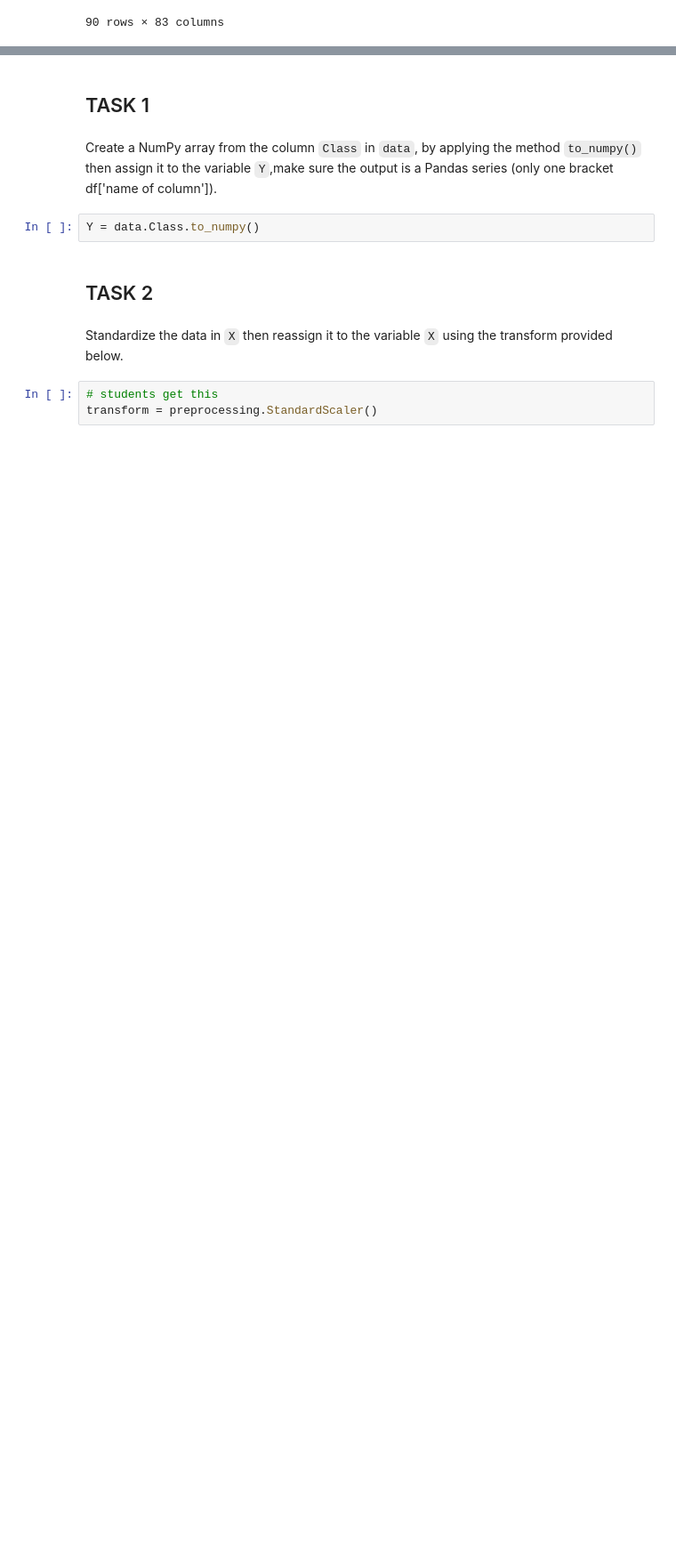
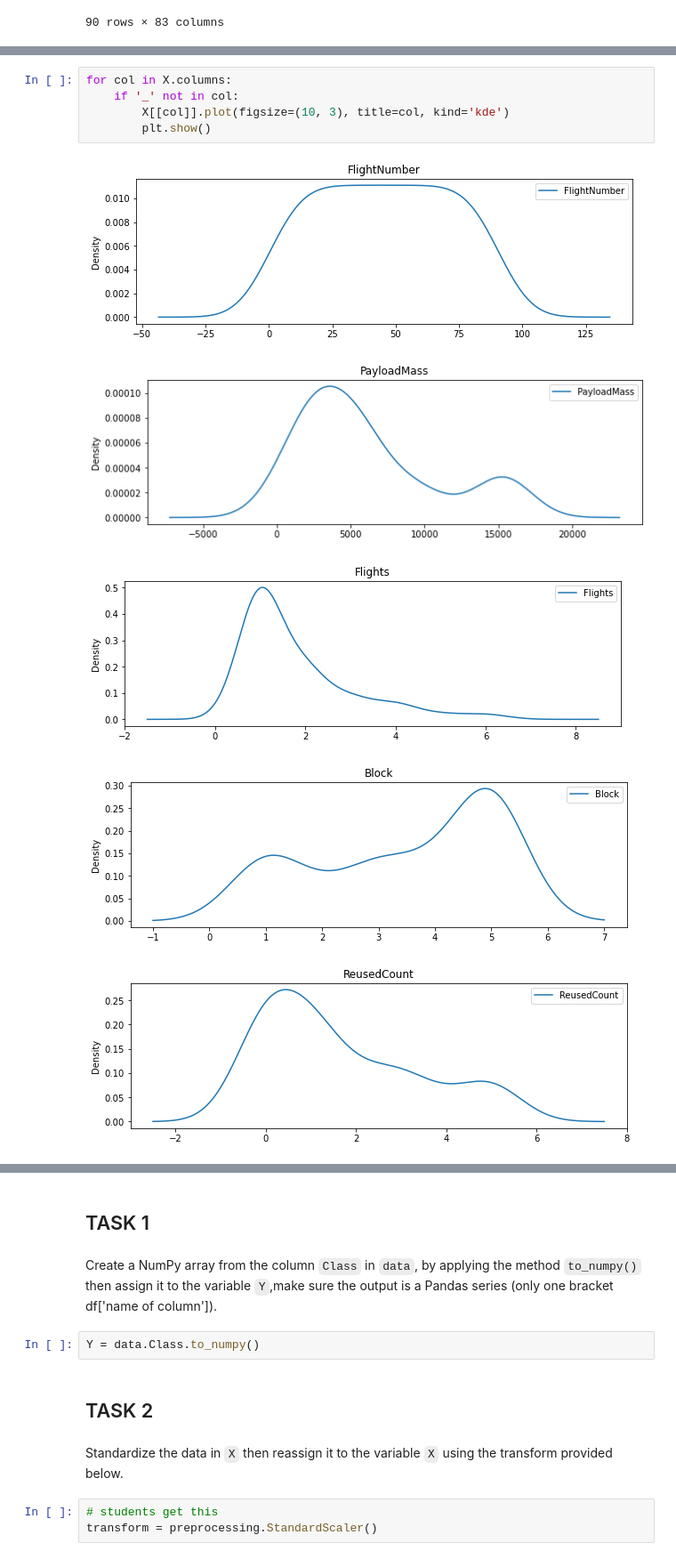
Before and after one commit to claudiohfg/ibm_space_y, a Jupyter notebook: Space_Y_006_Machine_Learning_Prediction.ipynb, the cells around one changed output, grey strips where cells are left out. Shown at 89% size. Drawn from its saved outputs; the diff is of its cells as text; blank space fills up the shorter version.

```diff
--- a/Space_Y_006_Machine_Learning_Prediction.ipynb
+++ b/Space_Y_006_Machine_Learning_Prediction.ipynb
@@ -116,0 +122,11 @@ X.head(100)
+# %%
+for col in X.columns:
+    if '_' not in col:
+        X[[col]].plot(figsize=(10, 3), title=col, kind='kde')
+        plt.show()
+# %% [output]
+[figure, added]
+[figure, added]
+[figure, added]
+[figure, added]
+[figure, added]
```
Also changed, not shown: parts of 6 cells of this notebook.
